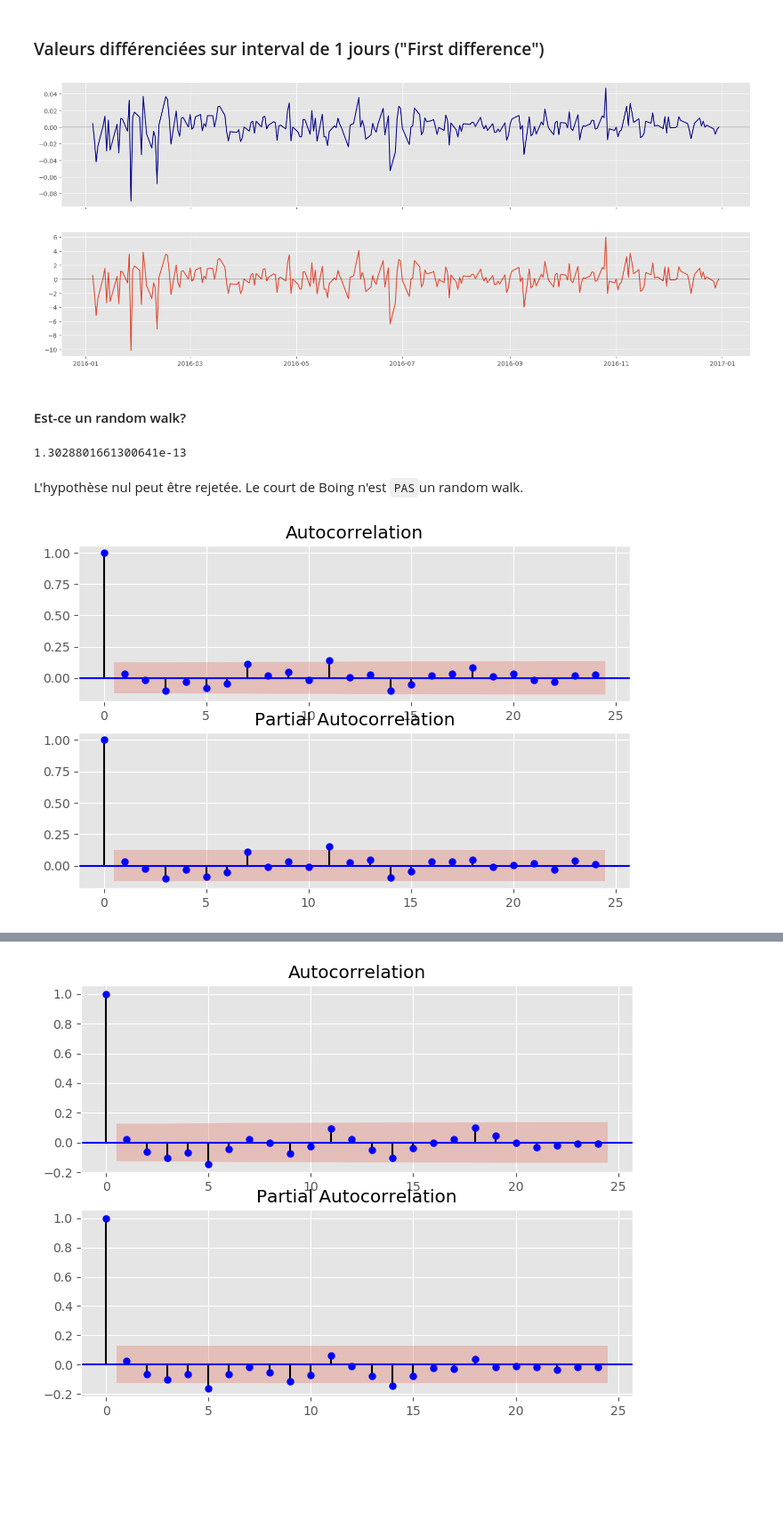
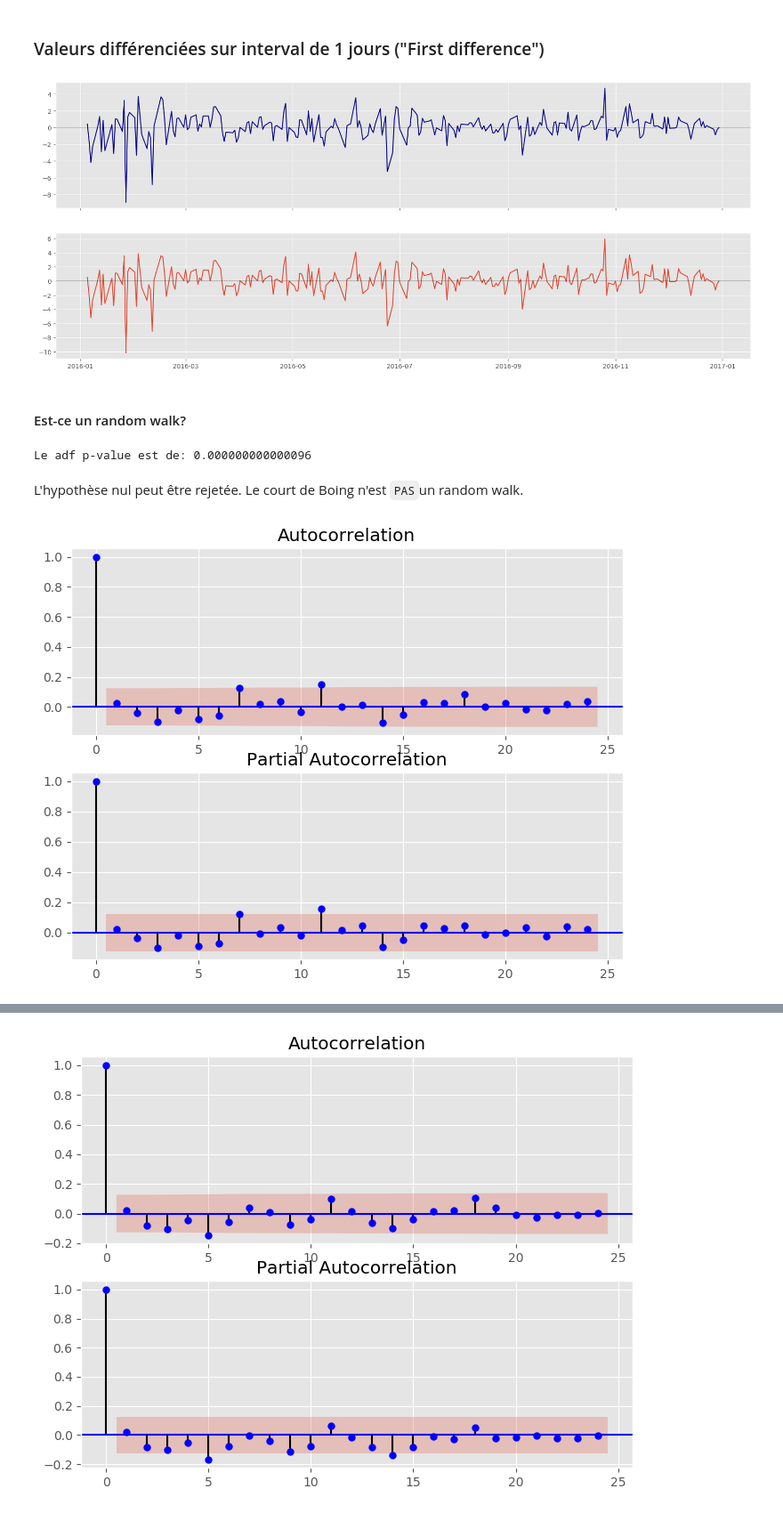
Before and after one commit to joboll/finboys, a Jupyter notebook: Boing.ipynb, the cells around one changed output, grey strips where cells are left out. Shown at 89% size. Drawn from its saved outputs; the diff is of its cells as text; code cells hidden in the pictures; blank space fills up the shorter version.

```diff
--- a/Boing.ipynb
+++ b/Boing.ipynb
@@ -130,8 +207,9 @@ _ = BA_2016['Adj Close'].plot(figsize= [30, 8])
 ### Valeurs différenciées sur interval de 1 jours ("First difference")
 # %%
 BA_2016_diff = BA_2016['Adj Close'].diff()
-BA_2016_pct = BA_2016['Adj Close'].pct_change()
+BA_2016_pct = BA_2016['Adj Close'].pct_change()*100
 BA_2016_diff.dropna(inplace= True)
+BA_2016_pct.dropna(inplace= True)
 
 fig, ax = plt.subplots(2, 1, sharex= True, figsize= [20, 8])
 plt.style.use("ggplot")
@@ -141,21 +219,21 @@ _ = ax[1].plot(BA_2016_diff.index, BA_2016_diff)
 _ = ax[0].axhline(y= 0, linestyle='-', color='k', alpha= 0.2)
 _ = ax[1].axhline(y= 0, linestyle='-', color='k', alpha= 0.2)
 # %% [output]
-[figure, old version]
+[figure, new version]
 # %% [markdown]
 #### Est-ce un random walk?
 # %%
 # Appliquer le Dickey-Fuller test pour voir si c'est un random walk.
-adf = adfuller(BA_2016_diff)
+adf = adfuller(BA_2016_pct)
 # Cette valeur (p-value) @ moins de 0.05 permet de rejeter l'hypothèse nul
-adf[1]
+print("Le adf p-value est de: {:.15f}".format(adf[1]))
 # %% [output]
-1.3028801661300641e-13
+Le adf p-value est de: 0.000000000000096
 # %% [markdown]
 L'hypothèse nul peut être rejetée.
 Le court de Boing n'est `PAS`un random walk.
 # %%
-plot_corr_function(BA_2016_diff)
+plot_corr_function(BA_2016_pct)
 # %% [output]
-[figure, old version]
+[figure, new version]
 # %%
```
Also changed, not shown: parts of 181 cells of this notebook.
